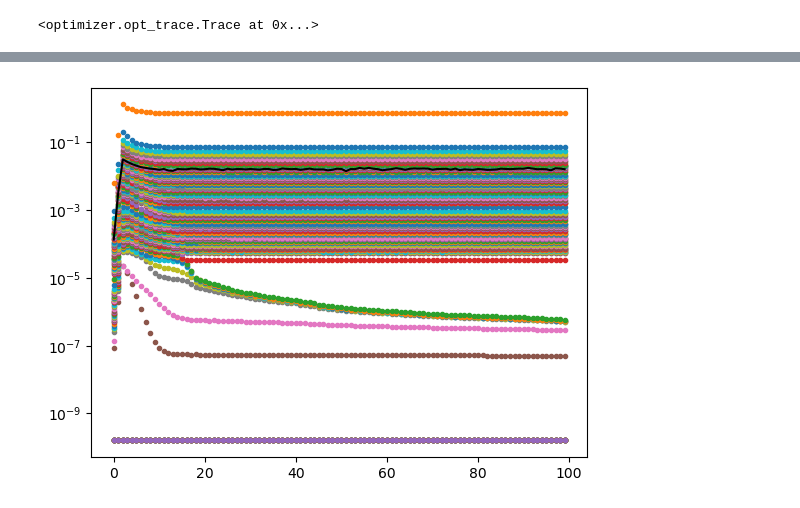
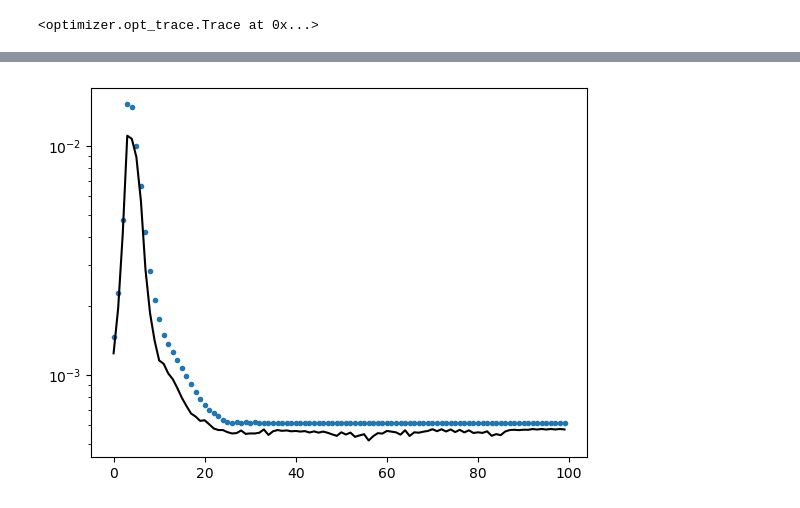
Before and after one commit to Raymond30/Krylov-Cubic-Regularized-Newton, a Jupyter notebook: cubic_newton.ipynb, the cells around one changed output, grey strips where cells are left out. Cells and saved outputs as stored; diff of their text form; code cells hidden in the pictures.

Commit message:
change dataset

```diff
--- a/cubic_newton.ipynb
+++ b/cubic_newton.ipynb
@@ -10,7 +10,7 @@ from optimizer.cubic import Cubic, Cubic_LS, Cubic_Krylov_LS, SSCN
 from optimizer.GD import Gd, GD_LS
 from optimizer.reg_newton import RegNewton
 # %%
-dataset = 'a6a'
+dataset = 'w8a'
     # if dataset == 'mushrooms':
     #     data_url = "https://www.csie.ntu.edu.tw/~cjlin/libsvmtools/datasets/binary/mushrooms"
     #     data_path = './mushrooms'
@@ -228,11 +241,11 @@ array([0.00013428, 0.00334939, 0.03127041, 0.0264015 , 0.02279411,
 # %%
 import matplotlib.pyplot as plt
-for i in range(spectra.shape[1]):
-    plt.semilogy(spectra[:,i],'.')
+# for i in range(spectra.shape[1]):
+# plt.plot(spectra[:,memory_size],'.')
 
-# plt.figure()
-# plt.semilogy(spectra[:,-memory_size], '.')
+plt.figure()
+plt.semilogy(spectra[:,-memory_size], '.')
 plt.plot(rho,'k')
 plt.show()
 # %% [output]
-[figure, old version]
+[figure, new version]
```
Also changed, not shown: parts of 5 cells of this notebook.
